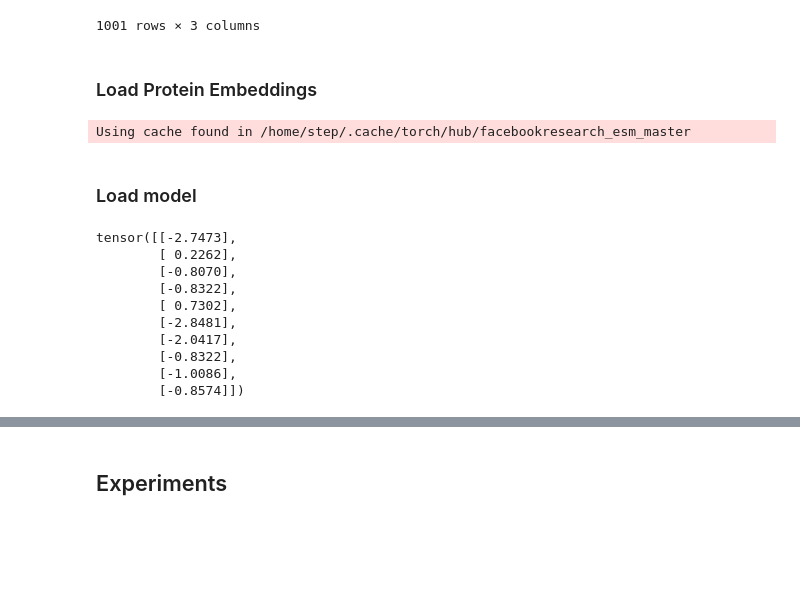
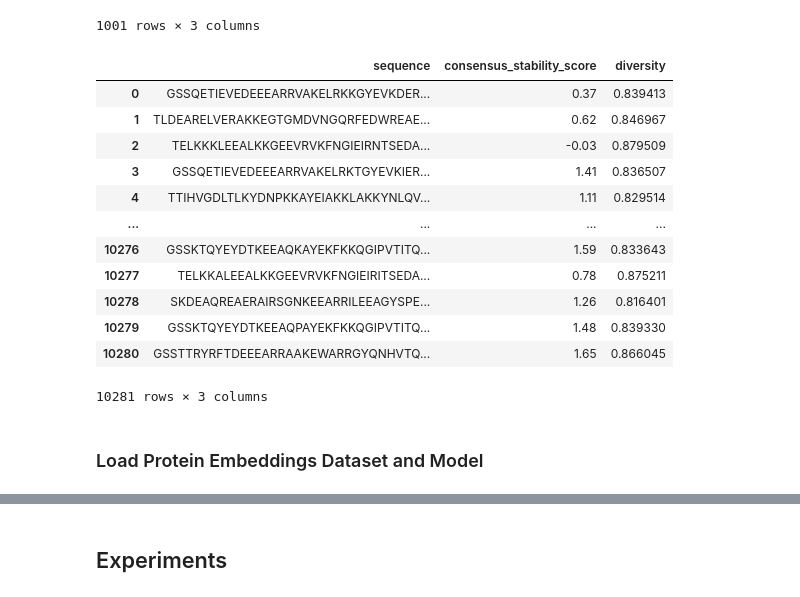
Before and after one commit to stepp1/protera-stability, a Jupyter notebook: parallel-synthesis/reduce-data.ipynb, the cells around one changed output, grey strips where cells are left out. Cells and saved outputs as stored; diff of their text form; code cells hidden in the pictures; blank space fills up the shorter version.

Commit message:
adding diversity sampling results

```diff
--- a/parallel-synthesis/reduce-data.ipynb
+++ b/parallel-synthesis/reduce-data.ipynb
@@ -57,10 +57,21 @@ diversity_sets["train"]
 | 999 | 0.95 | TELKKKLEEALKKGEEVRVKFNGIEIRITSEDA... | 0.879480 |
 | 1000 | 0.78 | TELKKKLEEALKKGEEVRVKFNGIEIRITSEDA... | 0.878369 |
 1001 rows × 3 columns
+# %%
+pd.read_csv(data_path / "stability_diversity_full.csv", index_col=0)
+# %% [output]
+|  | sequence | consensus_stability_score | diversity |
+| 0 | GSSQETIEVEDEEEARRVAKELRKKGYEVKDER... | 0.37 | 0.839413 |
+| 1 | TLDEARELVERAKKEGTGMDVNGQRFEDWREAE... | 0.62 | 0.846967 |
+| 2 | TELKKKLEEALKKGEEVRVKFNGIEIRNTSEDA... | -0.03 | 0.879509 |
+| 3 | GSSQETIEVEDEEEARRVAKELRKTGYEVKIER... | 1.41 | 0.836507 |
+| 4 | TTIHVGDLTLKYDNPKKAYEIAKKLAKKYNLQV... | 1.11 | 0.829514 |
+| ... | ... | ... | ... |
+| 10276 | GSSKTQYEYDTKEEAQKAYEKFKKQGIPVTITQ... | 1.59 | 0.833643 |
+| 10277 | TELKKALEEALKKGEEVRVKFNGIEIRITSEDA... | 0.78 | 0.875211 |
+| 10278 | SKDEAQREAERAIRSGNKEEARRILEEAGYSPE... | 1.26 | 0.816401 |
+| 10279 | GSSKTQYEYDTKEEAQPAYEKFKKQGIPVTITQ... | 1.48 | 0.839330 |
+| 10280 | GSSTTRYRFTDEEEARRAAKEWARRGYQNHVTQ... | 1.65 | 0.866045 |
+10281 rows × 3 columns
 # %% [markdown]
-### Load Protein Embeddings
+### Load Protein Embeddings Dataset and Model
-# %%
-from utils import load_dataset
-X, y, dset = load_dataset(data_path, to_torch=True)
-# %% [output]
-Using cache found in /home/step/.cache/torch/hub/facebookresearch_esm_master
@@ -73,30 +77,0 @@ X, y = X[idxes], y[idxes]
-# %% [markdown]
-### Load model
-# %%
-from skorch.callbacks import LoadInitState, Checkpoint, LRScheduler, EarlyStopping
-
-from skorch import NeuralNetRegressor
-
-from models import ProteinMLP
-
-cp = Checkpoint(dirname='models')
-load_state = LoadInitState(cp)
-
-net = NeuralNetRegressor(ProteinMLP)
-
-net.initialize()
-net.load_params(checkpoint=cp)
-
-y_pred = net.predict(X)
-y[:10]
-# %% [output]
-tensor([[-2.7473],
-        [ 0.2262],
-        [-0.8070],
-        [-0.8322],
-        [ 0.7302],
-        [-2.8481],
-        [-2.0417],
-        [-0.8322],
-        [-1.0086],
-        [-0.8574]])
```
Also changed, not shown: parts of 11 cells of this notebook.
